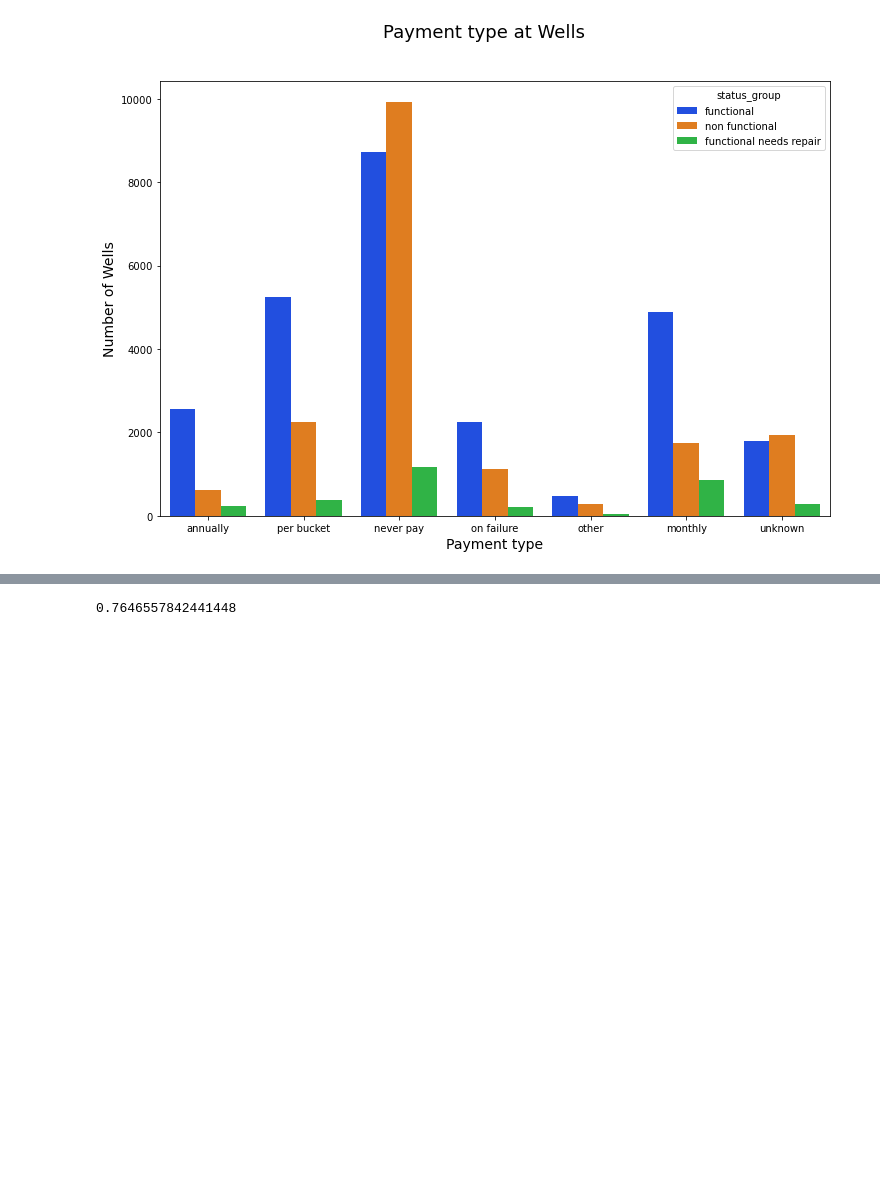
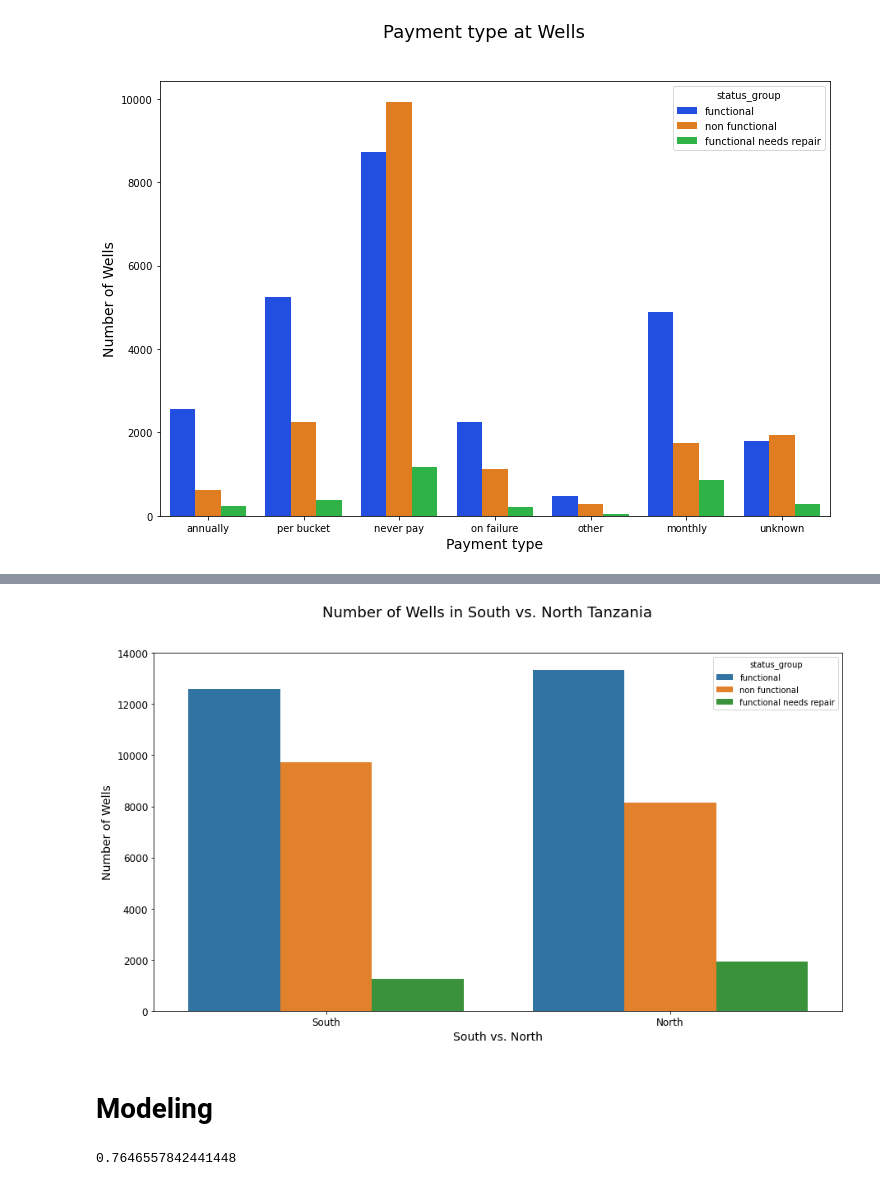
Before and after one commit to anniezhengaz/Phase3Projecct-Tanzanian_Water_Wells, a Jupyter notebook: eda-CLEAN-modeling.ipynb, the cells around one changed output, grey strips where cells are left out. Drawn from its saved outputs; the diff is of its cells as text; code cells hidden in the pictures; blank space fills up the shorter version.

```diff
--- a/eda-CLEAN-modeling.ipynb
+++ b/eda-CLEAN-modeling.ipynb
@@ -119,3 +135,16 @@ plt.show()
+# %%
+fig, ax = plt.subplots(figsize = (15 , 8))
+ax = sns.countplot(x='North_South', hue="status_group", data=df)
+
+fig.suptitle('Number of Wells in South vs. North Tanzania', fontsize=18)
+plt.xlabel('South vs. North', fontsize=14)
+plt.ylabel('Number of Wells', fontsize=14)
+plt.ticklabel_format(style='plain',axis='y')
+ax.tick_params(axis='both', which='major', labelsize=12);
+# %% [output]
+[figure, added]
+# %% [markdown]
+# Modeling
 # %%
 from sklearn.neighbors import KNeighborsClassifier
 
```
Also changed, not shown: parts of 18 cells of this notebook, 1 other file.
